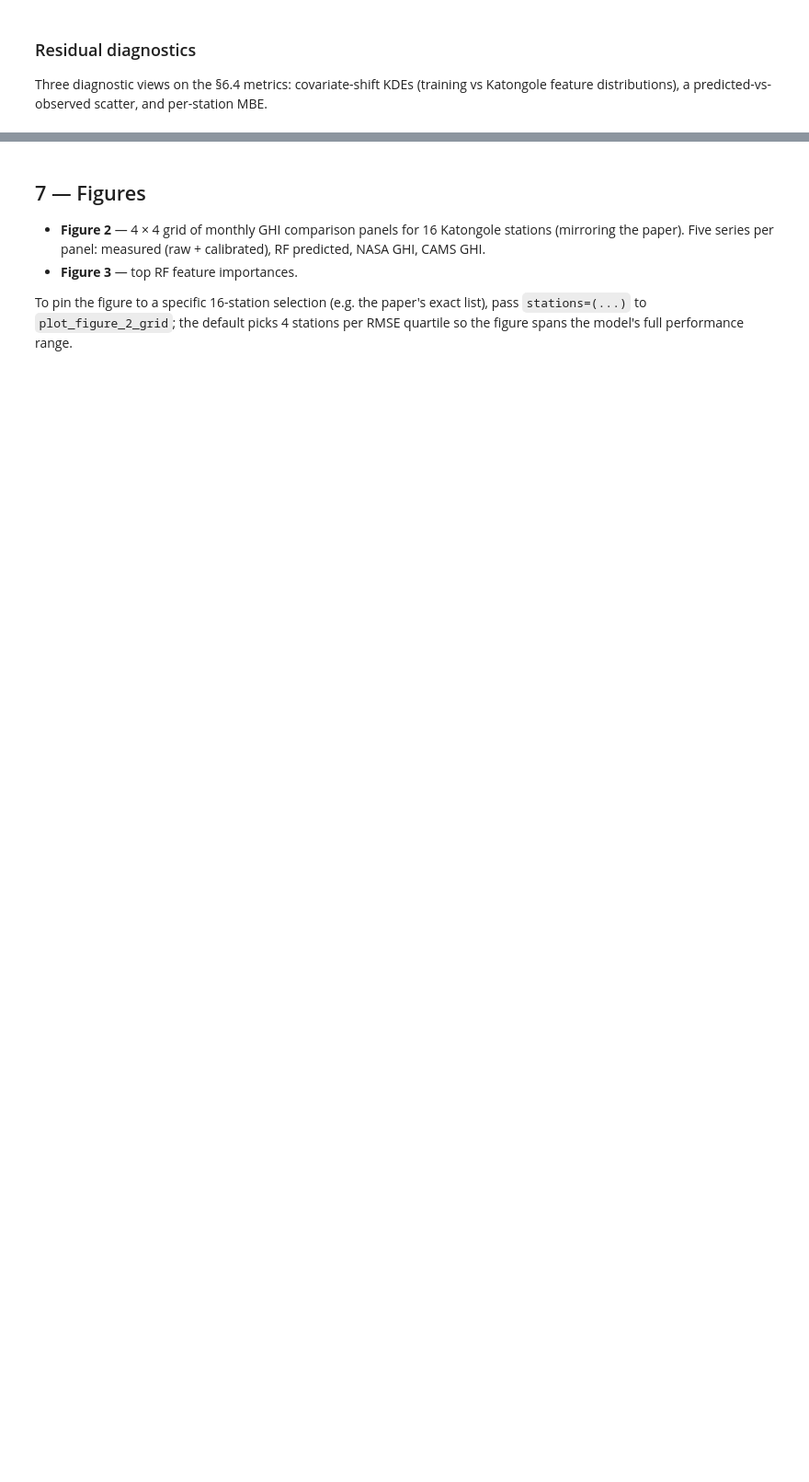
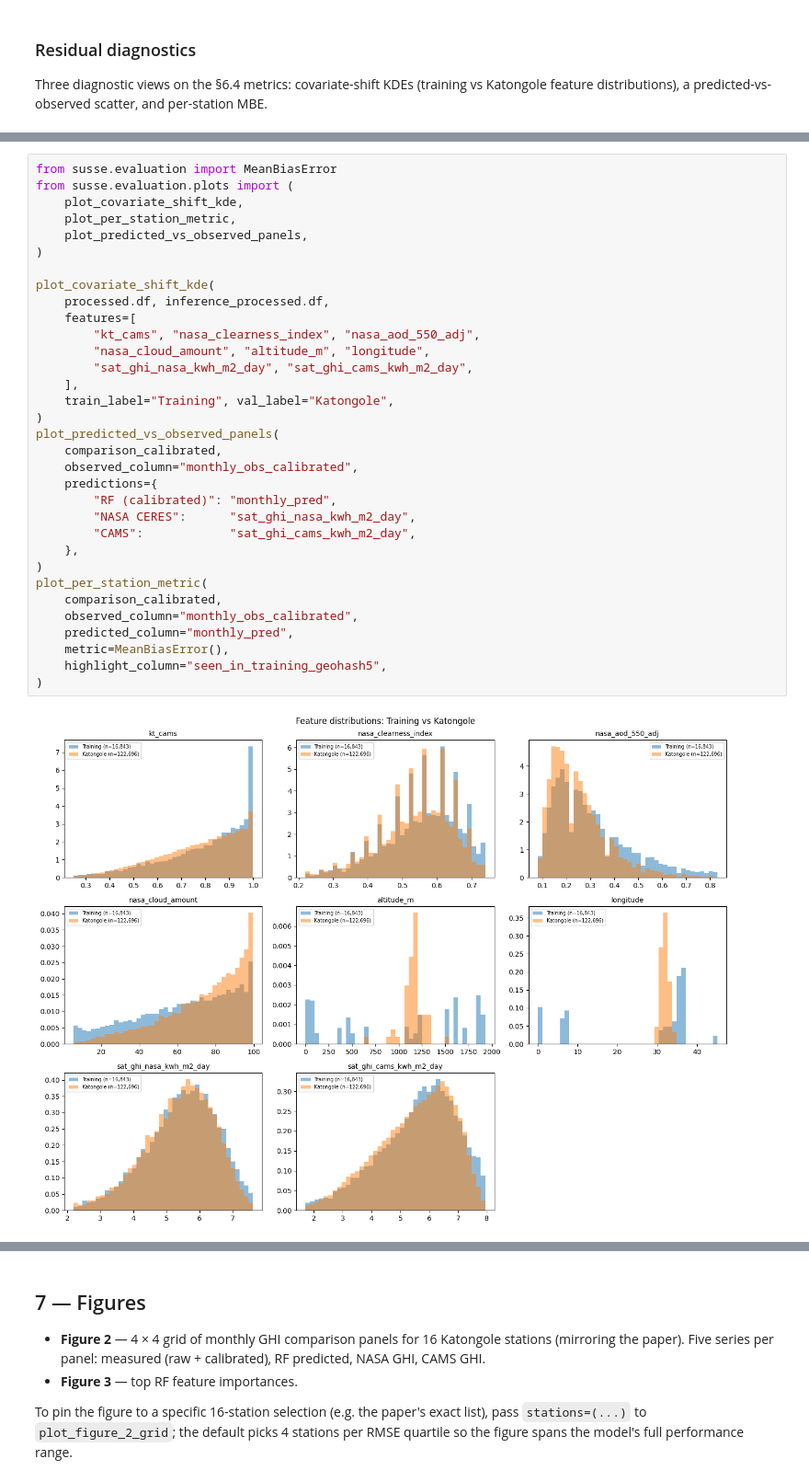
Before and after one commit to Marconi-Lab/SolarIrradiation, a Jupyter notebook: notebooks/papers/mukiibi_mikelson_2026/01_recomputation.ipynb, the cells around one changed output, grey strips where cells are left out. Shown at 92% size. Cells and saved outputs as stored; diff of their text form; blank space fills up the shorter version.

```diff
--- a/notebooks/papers/mukiibi_mikelson_2026/01_recomputation.ipynb
+++ b/notebooks/papers/mukiibi_mikelson_2026/01_recomputation.ipynb
@@ -772,0 +785,35 @@ Wadelai M   -0.464    0.590              True
+# %%
+from susse.evaluation import MeanBiasError
+from susse.evaluation.plots import (
+    plot_covariate_shift_kde,
+    plot_per_station_metric,
+    plot_predicted_vs_observed_panels,
+)
+
+plot_covariate_shift_kde(
+    processed.df, inference_processed.df,
+    features=[
+        "kt_cams", "nasa_clearness_index", "nasa_aod_550_adj",
+        "nasa_cloud_amount", "altitude_m", "longitude",
+        "sat_ghi_nasa_kwh_m2_day", "sat_ghi_cams_kwh_m2_day",
+    ],
+    train_label="Training", val_label="Katongole",
+)
+plot_predicted_vs_observed_panels(
+    comparison_calibrated,
+    observed_column="monthly_obs_calibrated",
+    predictions={
+        "RF (calibrated)": "monthly_pred",
+        "NASA CERES":      "sat_ghi_nasa_kwh_m2_day",
+        "CAMS":            "sat_ghi_cams_kwh_m2_day",
+    },
+)
+plot_per_station_metric(
+    comparison_calibrated,
+    observed_column="monthly_obs_calibrated",
+    predicted_column="monthly_pred",
+    metric=MeanBiasError(),
+    highlight_column="seen_in_training_geohash5",
+)
+# %% [output]
+[figure, added]
```
Also changed, not shown: parts of 8 cells of this notebook, 11 other files.
